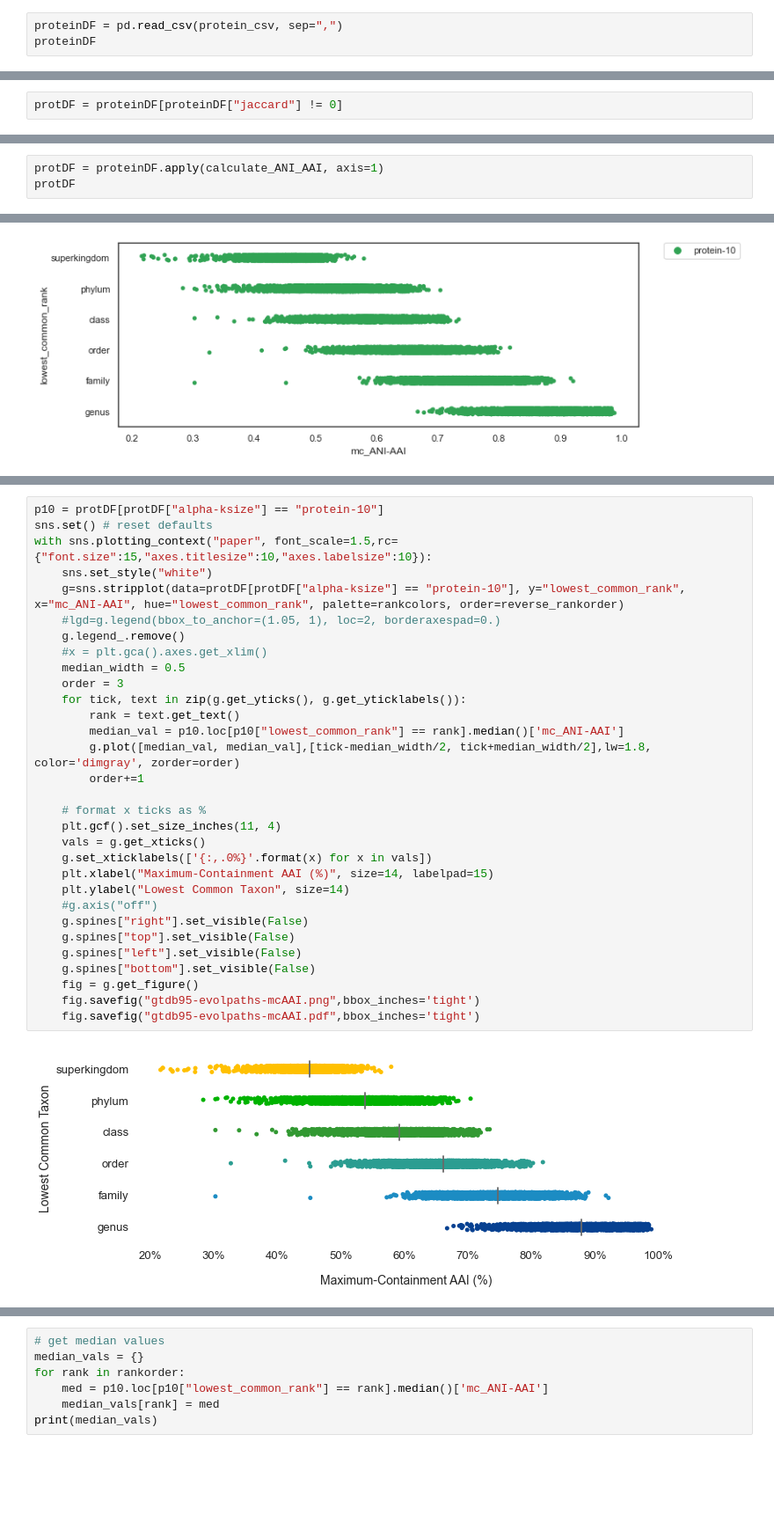
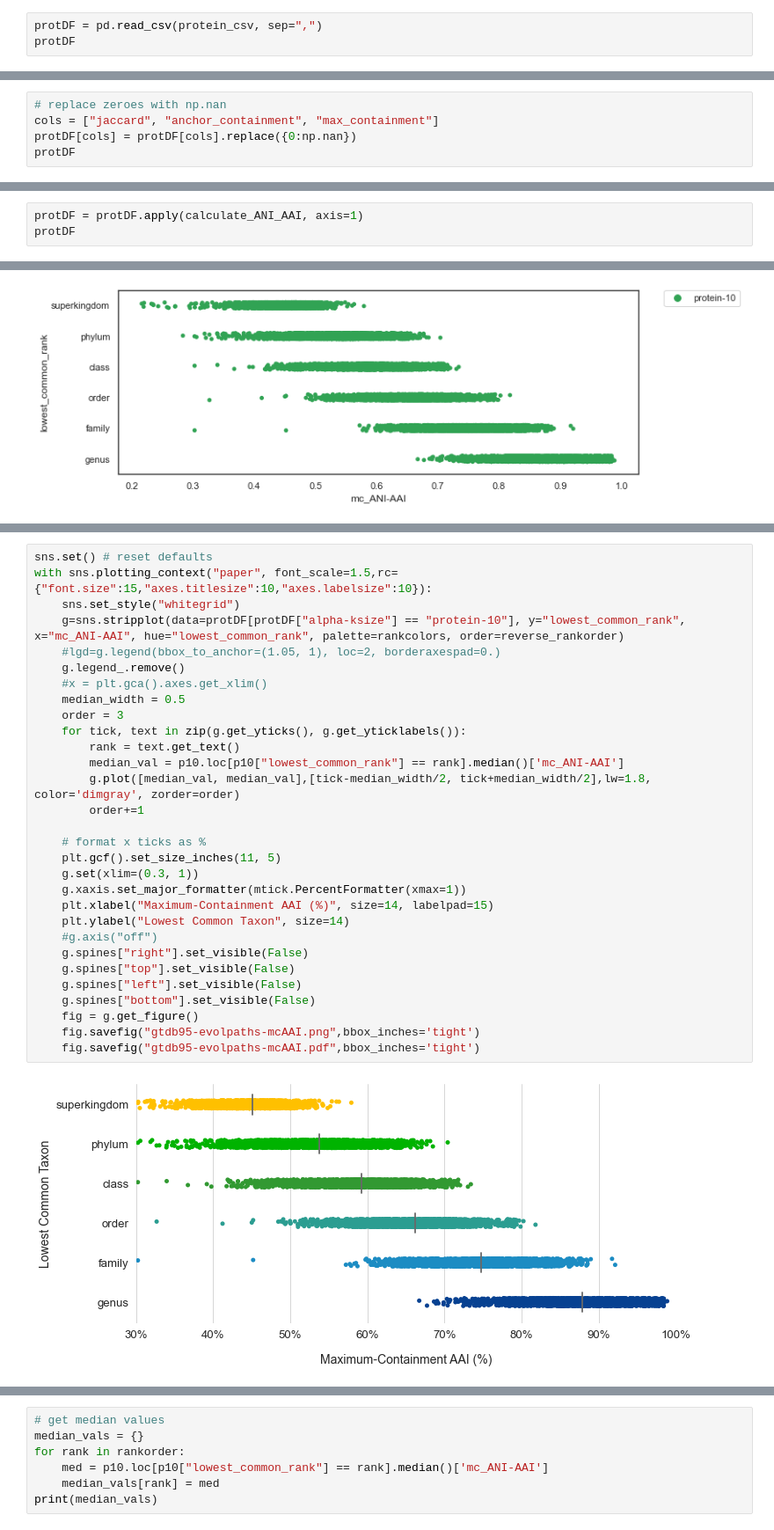
Before and after one commit to bluegenes/2020-dist-compare, a Jupyter notebook: notebooks/evolpaths-ANI-AAI.ipynb, the cells around one changed output, grey strips where cells are left out. Shown at 88% size. Drawn from its saved outputs; the diff is of its cells as text; blank space fills up the shorter version.

```diff
--- a/notebooks/evolpaths-ANI-AAI.ipynb
+++ b/notebooks/evolpaths-ANI-AAI.ipynb
@@ -16,8 +16,8 @@ protein_csv = "../gtdb95-evolpaths.pathcompare.protein-input.csv.gz"
 dna_csv = "../gtdb95-evolpaths.pathcompare.dna-input.csv.gz"
 fastani_tsv = "../gtdb95-evolpaths.fastani.tsv"
 # %%
-proteinDF = pd.read_csv(protein_csv, sep=",")
-proteinDF
+protDF = pd.read_csv(protein_csv, sep=",")
+protDF
 # %% [output]
 |  | comparison_name | path | lowest_common_rank | alphabet | ksize | scaled | jaccard | max_containment | ... |
 | 0 | GCA_004524385.1_x_GCA_004524535.1 | path1 | genus | protein | 7 | 100 | 0.261496 | 0.613636 | ... |
@@ -87,5 +87,8 @@ proteinDF[proteinDF["anchor_containment"] == 0]
 | 176369 | GCA_002711285.1_x_GCA_003864455.1 | path2782 | superkingdom | hp | 35 | 100 | 0.0 | 0.0 | ... |
 | 177311 | GCA_002710335.1_x_GCF_004358185.1 | path2939 | superkingdom | hp | 35 | 100 | 0.0 | 0.0 | ... |
 105 rows × 13 columns
-# %%
-protDF = proteinDF[proteinDF["jaccard"] != 0]
+# %%
+# replace zeroes with np.nan
+cols = ["jaccard", "anchor_containment", "max_containment"]
+protDF[cols] = protDF[cols].replace({0:np.nan})
+protDF
@@ -114,7 +131,7 @@ def calculate_ANI_AAI(row):
     row[ac_name] = similarity_to_evoldist(row["anchor_containment"], row["ksize"], return_ANI=True)
     return row
 # %%
-protDF = proteinDF.apply(calculate_ANI_AAI, axis=1)
+protDF = protDF.apply(calculate_ANI_AAI, axis=1)
 protDF
 # %% [output]
 |  | comparison_name | path | lowest_common_rank | alphabet | ksize | scaled | jaccard | max_containment | ... |
@@ -260,33 +279,32 @@ lgd=g.legend(bbox_to_anchor=(1.05, 1), loc=2, borderaxespad=0.)
 # %%
-p10 = protDF[protDF["alpha-ksize"] == "protein-10"]
 sns.set() # reset defaults
 with sns.plotting_context("paper", font_scale=1.5,rc={"font.size":15,"axes.titlesize":10,"axes.labelsize":10}):
-    sns.set_style("white")
+    sns.set_style("whitegrid")
     g=sns.stripplot(data=protDF[protDF["alpha-ksize"] == "protein-10"], y="lowest_common_rank", x="mc_ANI-AAI", hue="lowest_common_rank", palette=rankcolors, order=reverse_rankorder)
     #lgd=g.legend(bbox_to_anchor=(1.05, 1), loc=2, borderaxespad=0.)
     g.legend_.remove()
     #x = plt.gca().axes.get_xlim()
     median_width = 0.5
     order = 3
     for tick, text in zip(g.get_yticks(), g.get_yticklabels()):
         rank = text.get_text()
         median_val = p10.loc[p10["lowest_common_rank"] == rank].median()['mc_ANI-AAI']
         g.plot([median_val, median_val],[tick-median_width/2, tick+median_width/2],lw=1.8, color='dimgray', zorder=order)
         order+=1
 
     # format x ticks as %
-    plt.gcf().set_size_inches(11, 4)
-    vals = g.get_xticks()
-    g.set_xticklabels(['{:,.0%}'.format(x) for x in vals])
+    plt.gcf().set_size_inches(11, 5)
+    g.set(xlim=(0.3, 1))
+    g.xaxis.set_major_formatter(mtick.PercentFormatter(xmax=1))
     plt.xlabel("Maximum-Containment AAI (%)", size=14, labelpad=15)
     plt.ylabel("Lowest Common Taxon", size=14)
     #g.axis("off")
     g.spines["right"].set_visible(False)
     g.spines["top"].set_visible(False)
     g.spines["left"].set_visible(False)
     g.spines["bottom"].set_visible(False)
     fig = g.get_figure()
     fig.savefig("gtdb95-evolpaths-mcAAI.png",bbox_inches='tight')
     fig.savefig("gtdb95-evolpaths-mcAAI.pdf",bbox_inches='tight')
 # %% [output]
-[figure, old version]
+[figure, new version]
```
Also changed, not shown: parts of 9 cells of this notebook.
